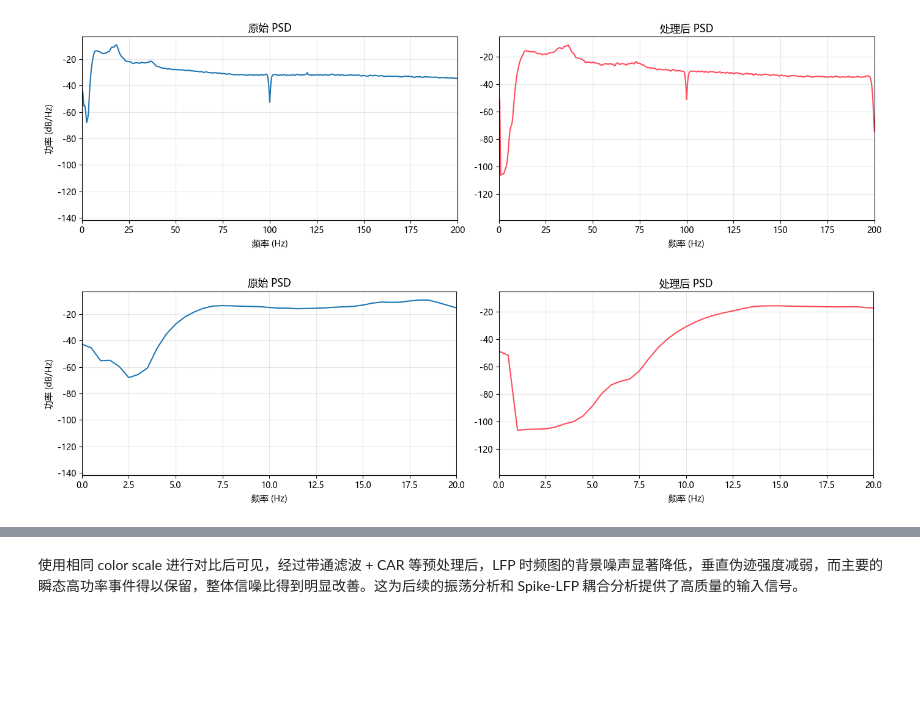
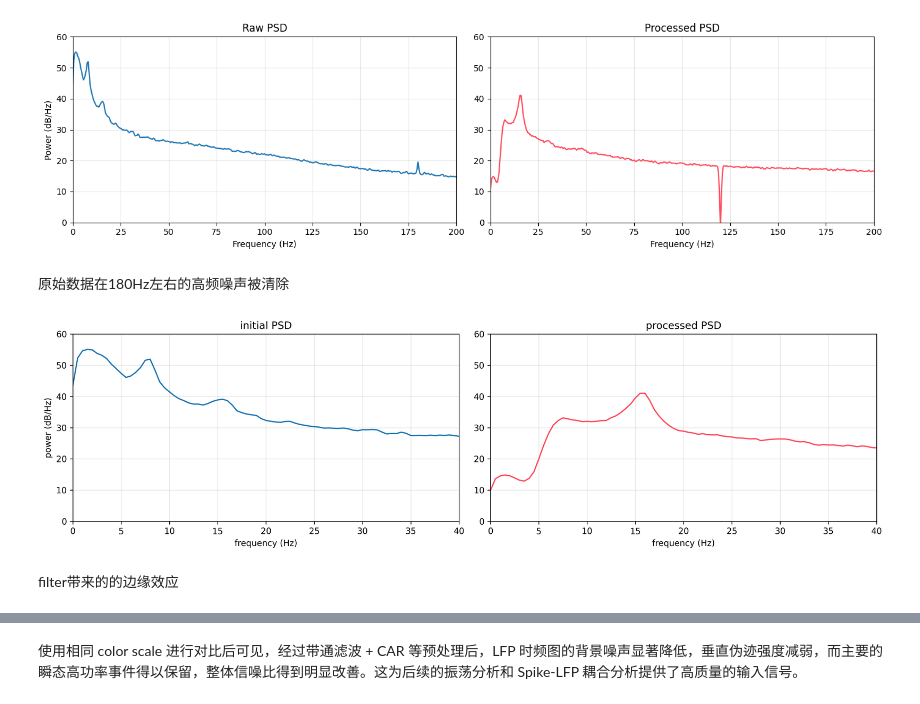
Before and after one commit to qy0309-lulu/neural-signal-processing-example, a Jupyter notebook: notebook/LFP_vis.ipynb, the cells around one changed output, grey strips where cells are left out. Cells and saved outputs as stored; diff of their text form; code cells hidden in the pictures; blank space fills up the shorter version.

```diff
--- a/notebook/LFP_vis.ipynb
+++ b/notebook/LFP_vis.ipynb
@@ -1,21 +13,9 @@
 # %%
-# 第一步：导入库+数据加载（Jupyter第一个代码块）
-import numpy as np
-import matplotlib.pyplot as plt
-import mne
-from mne.time_frequency import tfr_array_morlet
-from scipy.signal import welch
-
-# Jupyter适配：设置matplotlib后端
-%matplotlib inline
-plt.rcParams["axes.unicode_minus"] = False
-plt.rcParams['figure.dpi'] = 100  # 调整图片清晰度
 
 # ==============================
-# 数据加载（请确认路径正确）
-# ==============================
-DATA_lfp = r"E:\crcns_hc3\ec012ec.11\ec012ec.189\ec012ec.11.npy"
-DATA_lfp_processed = r"E:\crcns_hc3\ec012ec.11\ec012ec.189\ec012ec.189_processed_lfp_2.npy"
+# 数据路径
+DATA_lfp = r"E:\crcns_hc3\ec013.28\ec013.410\ec013.410_LFP.npy"
+DATA_lfp_processed = r"E:\crcns_hc3\ec013.28\ec013.410\ec013.410_processed_lfp_625.npy"
 
 # 加载数据
 lfp_origin_data = np.load(DATA_lfp)
@@ -23,7 +23,7 @@ sfreq_ori = 1250
 lfp_processed_data = np.load(DATA_lfp_processed)
 sfreq_pro = 625
 
-# 创建MNE信息对象（修复原代码ch_types_pro的bug）
+# 为数据创建MNE信息对象
 n_channels_ori = lfp_origin_data.shape[0]
 ch_names_ori = [f"ch{i + 1}" for i in range(n_channels_ori)]
 ch_types_ori = ["eeg"] * n_channels_ori
@@ -31,20 +31,21 @@ info_ori = mne.create_info(ch_names=ch_names_ori, sfreq=sfreq_ori, ch_types=ch_t
 
 n_channels_pro = lfp_processed_data.shape[0]
 ch_names_pro = [f"ch{i + 1}" for i in range(n_channels_pro)]
-ch_types_pro = ["eeg"] * n_channels_pro  # 原代码这里用了n_channels_ori，已修正
+ch_types_pro = ["eeg"] * n_channels_pro
 info_pro = mne.create_info(ch_names=ch_names_pro, sfreq=sfreq_pro, ch_types=ch_types_pro)
 
 # 创建Raw对象
 raw_original = mne.io.RawArray(lfp_origin_data, info_ori)
 raw_processed = mne.io.RawArray(lfp_processed_data, info_pro)
 
-# 提取第一个通道数据+时间轴
+# 时频图
+# 提取一个通道数据+创建时间轴
 sfreq = int(raw_original.info['sfreq'])
 orig_data = raw_original.get_data()[2]
 proc_data = raw_processed.get_data()[2]
 times = np.arange(len(orig_data)) / sfreq
 
-# 取前5秒数据用于绘图（可修改plot_sec调整时长）
+# 取前x秒数据用于绘图（可修改plot_sec调整时长）
 plot_sec = 2
 plot_n_samples = int(plot_sec * sfreq)
 orig_plot = orig_data[:plot_n_samples]
@@ -81,57 +82,65 @@ plt.show()
 # %%
 # 第三步：生成第二张图 - PSD功率谱密度对比（Jupyter第三个代码块）
 fig, axes = plt.subplots(1, 2, figsize=(14, 4))
 
 # 计算PSD
 f_orig, pxx_orig = welch(orig_data, sfreq, nperseg=sfreq*2)
 f_proc, pxx_proc = welch(proc_data, sfreq, nperseg=sfreq*2)
 
 # 原始PSD
 axes[0].plot(f_orig, 10*np.log10(pxx_orig), color='#1f77b4')
-axes[0].set_title('原始 PSD', fontsize=12)
-axes[0].set_ylabel('功率 (dB/Hz)', fontsize=10)
-axes[0].set_xlabel('频率 (Hz)', fontsize=10)
+axes[0].set_title('Raw PSD', fontsize=12)
+axes[0].set_ylabel('Power (dB/Hz)', fontsize=10)
+axes[0].set_xlabel('Frequency (Hz)', fontsize=10)
 axes[0].set_xlim(0, 200)
+axes[0].set_ylim(0, 60)
 axes[0].grid(alpha=0.3)
 
-# 处理后PSD
+# Processed PSD
 axes[1].plot(f_proc, 10*np.log10(pxx_proc), color='#ff4b5c')
-axes[1].set_title('处理后 PSD', fontsize=12)
-axes[1].set_xlabel('频率 (Hz)', fontsize=10)
+axes[1].set_title('Processed PSD', fontsize=12)
+axes[1].set_xlabel('Frequency (Hz)', fontsize=10)
 axes[1].set_xlim(0, 200)
+axes[1].set_ylim(0, 60)
 axes[1].grid(alpha=0.3)
 
 plt.tight_layout()
 plt.show()
 # %% [output]
-[figure, old version]
+[figure, new version]
+# %% [markdown]
+原始数据在180Hz左右的高频噪声被清除
 # %%
-# 第三步：生成第二张图 - PSD功率谱密度对比（Jupyter第三个代码块）
+# 第三步：生成第二张图 - PSD功率谱密度对比（缩小范围看0-40Hz）
 fig, axes = plt.subplots(1, 2, figsize=(14, 4))
-
+x_max = 40
 # 计算PSD
 f_orig, pxx_orig = welch(orig_data, sfreq, nperseg=sfreq*2)
 f_proc, pxx_proc = welch(proc_data, sfreq, nperseg=sfreq*2)
 
 # 原始PSD
 axes[0].plot(f_orig, 10*np.log10(pxx_orig), color='#1f77b4')
-axes[0].set_title('原始 PSD', fontsize=12)
-axes[0].set_ylabel('功率 (dB/Hz)', fontsize=10)
-axes[0].set_xlabel('频率 (Hz)', fontsize=10)
-axes[0].set_xlim(0, 20)
+axes[0].set_title('initial PSD', fontsize=12)
+axes[0].set_ylabel('power (dB/Hz)', fontsize=10)
+axes[0].set_xlabel('frequency (Hz)', fontsize=10)
+axes[0].set_xlim(0, x_max)
+axes[0].set_ylim(0, 60)
 axes[0].grid(alpha=0.3)
 
 # 处理后PSD
 axes[1].plot(f_proc, 10*np.log10(pxx_proc), color='#ff4b5c')
-axes[1].set_title('处理后 PSD', fontsize=12)
-axes[1].set_xlabel('频率 (Hz)', fontsize=10)
-axes[1].set_xlim(0, 20)
+axes[1].set_title('processed PSD', fontsize=12)
+axes[1].set_xlabel('frequency (Hz)', fontsize=10)
+axes[1].set_xlim(0, x_max)
+axes[1].set_ylim(0, 60)
 axes[1].grid(alpha=0.3)
 
 plt.tight_layout()
 plt.show()
 # %% [output]
-[figure, old version]
+[figure, new version]
+# %% [markdown]
+filter带来的的边缘效应
 # %%
 # 新版第二张图：原始信号 & 处理后信号 PSD 画在同一张图中
 import matplotlib.pyplot as plt
```
Also changed, not shown: parts of 5 cells of this notebook, 2 other files.
